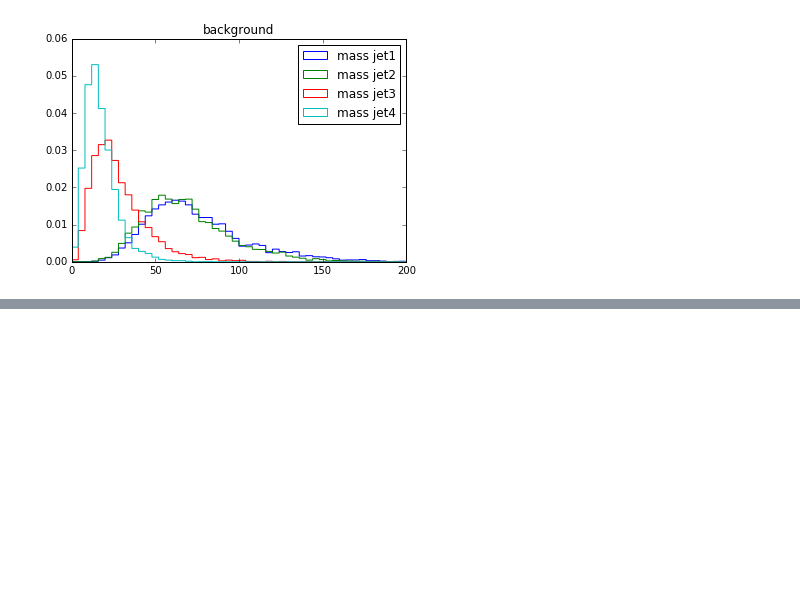
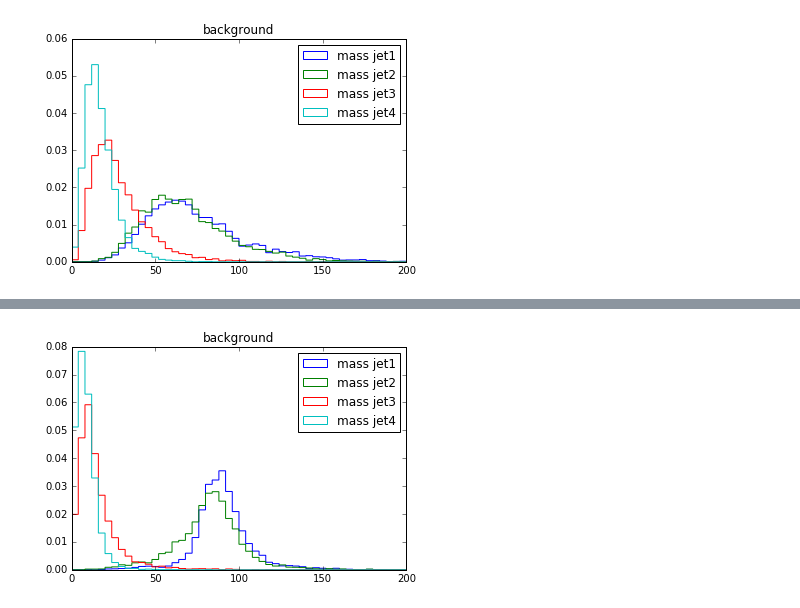
Before and after one commit to glouppe/recnn, a Jupyter notebook: notebooks/load-events.ipynb, the cells around one changed output, grey strips where cells are left out. Cells and saved outputs as stored; diff of their text form; code cells hidden in the pictures; blank space fills up the shorter version.

```diff
--- a/notebooks/load-events.ipynb
+++ b/notebooks/load-events.ipynb
@@ -62,7 +64,7 @@ cpdef cluster(np.ndarray[np.double_t, ndim=2, mode="c"] a,
 
     for tree, content, mass, pt in zip(trees, contents, masses, pts):
         tree = np.array([e for e in tree]).reshape(-1, 2)
-        content = np.array([e for e in content]).reshape(-1, 4)
+        content = np.array([e for e in content]).reshape(len(tree), -1)
         jets.append((tree, content, mass, pt))
 
     return jets
@@ -399,0 +587,14 @@ plt.show()
+# %%
+def cast(event):
+    a = np.zeros((len(event), 5))
+
+    for i, p in enumerate(event):
+        v = LorentzVector()
+        v.set_pt_eta_phi_e(p[0], p[1], p[2], p[3])
+        a[i, 0] = v.px
+        a[i, 1] = v.py
+        a[i, 2] = v.pz
+        a[i, 3] = v.e
+        a[i, 4] = p[4]  # pflow
+
+    return a
@@ -399,0 +702,31 @@ plt.show()
+# %%
+data = open("../data/events/antikt-kt-towers-test.pickle", "rb")
+
+mass0 = []
+mass1 = []
+mass2 = []
+mass3 = []
+
+for i in range(10000):
+    event, y = pickle.load(data)
+
+    if y == 1:
+        mass0.append(event[0][3])
+        mass1.append(event[1][3])
+        mass2.append(event[2][3])
+        mass3.append(event[3][3])
+
+data.close()
+# %%
+%matplotlib inline
+import matplotlib.pyplot as plt
+
+plt.hist(mass0, histtype="step", bins=50, range=(0, 200), label="mass jet1", normed=1)
+plt.hist(mass1, histtype="step", bins=50, range=(0, 200), label="mass jet2", normed=1)
+plt.hist(mass2, histtype="step", bins=50, range=(0, 200), label="mass jet3", normed=1)
+plt.hist(mass3, histtype="step", bins=50, range=(0, 200), label="mass jet4", normed=1)
+plt.legend()
+plt.title("background")
+plt.show()
+# %% [output]
+[figure, added]
```
Also changed, not shown: parts of 7 cells of this notebook, 4 other files.
